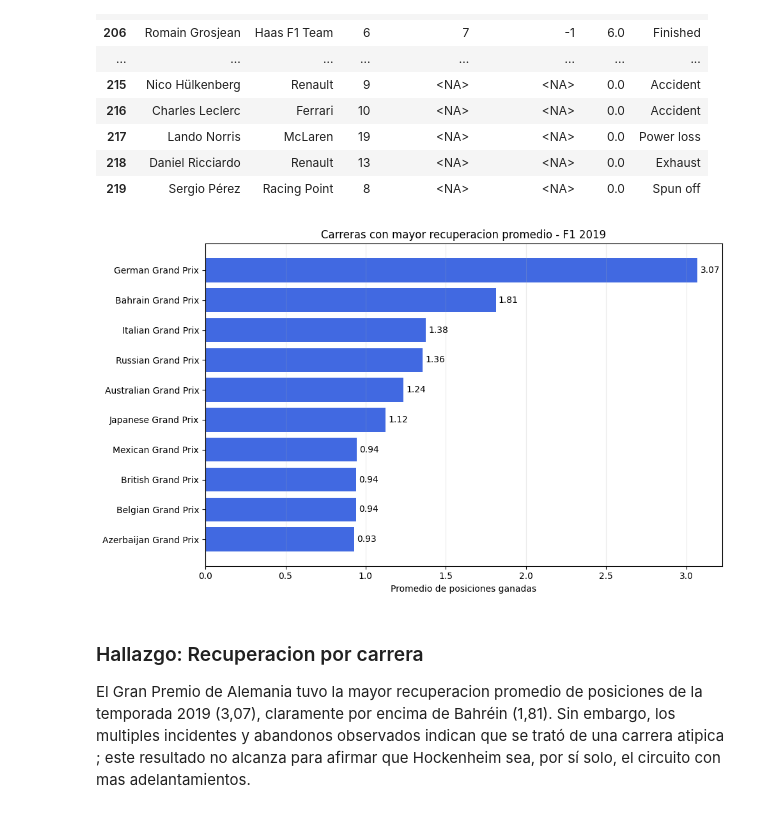
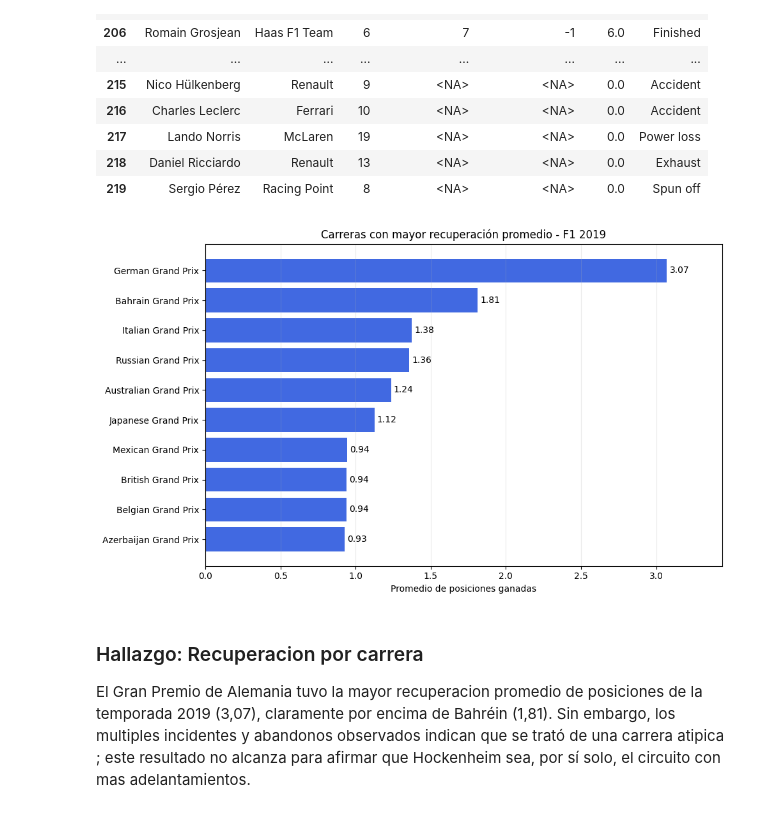
Before and after one commit to Marcos1750/f1-performance-explorer, a Jupyter notebook: notebooks/f1_performance_explorer.ipynb, the cells around one changed output. Drawn from its saved outputs; the diff is of its cells as text; code cells hidden in the pictures.

```diff
--- a/notebooks/f1_performance_explorer.ipynb
+++ b/notebooks/f1_performance_explorer.ipynb
@@ -1431,30 +1438,37 @@ germany_results
 # %%
 top_10_races = (
     race_position_summary
     .head(10)
     .sort_values(
         "promedio_posiciones_ganadas",
         ascending=True,
     )
 )
 
 fig, ax = plt.subplots(figsize=(10, 6))
 
 bars = ax.barh(
     top_10_races["race_name"],
     top_10_races["promedio_posiciones_ganadas"],
     color="royalblue",
 )
 
 ax.bar_label(bars, padding=3, fmt="%.2f")
+ax.set_xlim(0, top_10_races["promedio_posiciones_ganadas"].max() * 1.12)
 ax.set_xlabel("Promedio de posiciones ganadas")
-ax.set_title("Carreras con mayor recuperacion promedio - F1 2019")
+ax.set_title("Carreras con mayor recuperación promedio - F1 2019")
 ax.grid(axis="x", alpha=0.25)
 
 plt.tight_layout()
+fig.savefig(
+    FIGURES / "carreras_recuperacion_2019.png",
+    dpi=180,
+    bbox_inches="tight",
+    facecolor="white",
+)
 plt.show()
 # %% [output]
-[figure, old version]
+[figure, new version]
 # %% [markdown]
 ### Hallazgo: Recuperacion por carrera
 
```
Also changed, not shown: parts of 2 cells of this notebook, 5 other files.
